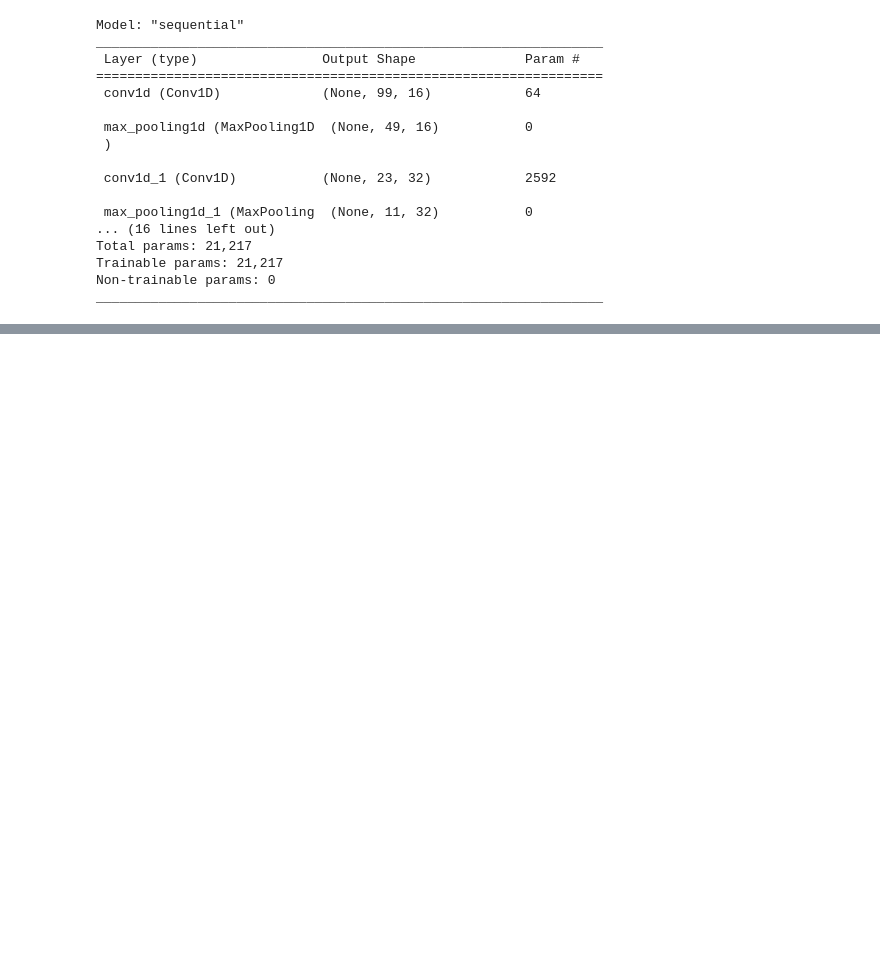
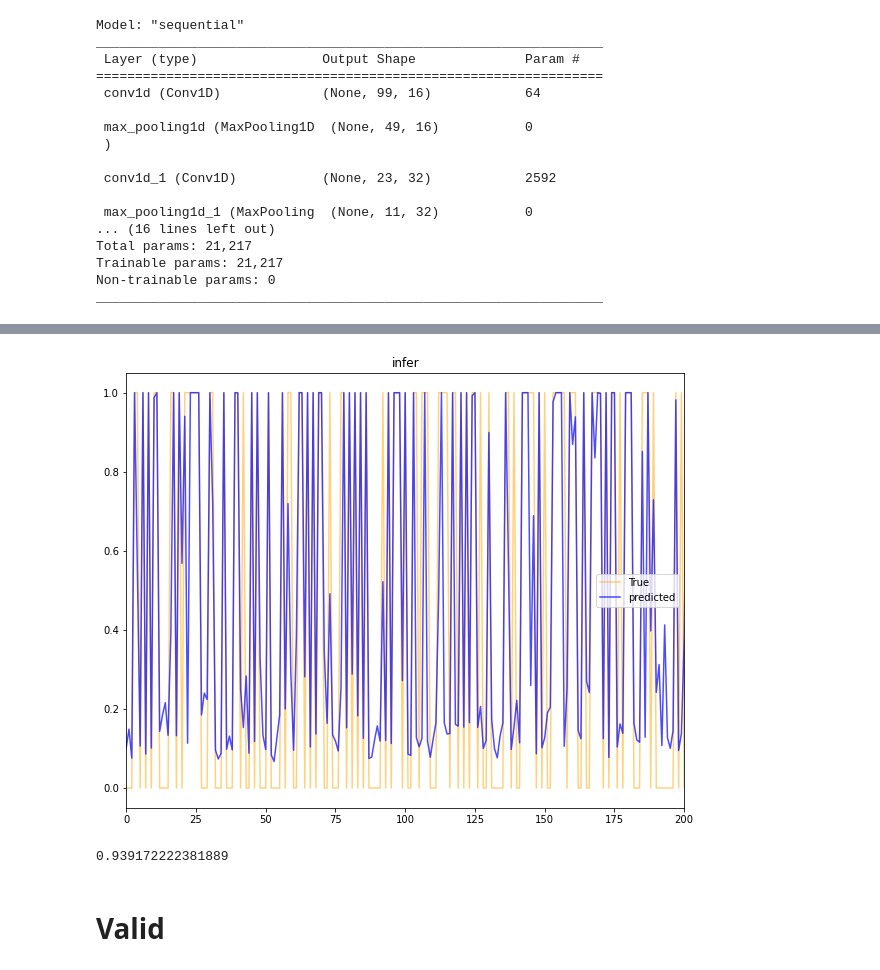
Before and after one commit to In-storage-compute/LArTPC-1DCNN-AutoEncoder, a Jupyter notebook: Neutrino-Trained -NewDataSet/train_V_new.ipynb, the cells around one changed output, grey strips where cells are left out. Saved outputs shown, nothing was run; the diff lists cells and outputs as text; code cells hidden in the pictures; blank space fills up the shorter version.

```diff
--- a/Neutrino-Trained -NewDataSet/train_V_new.ipynb
+++ b/Neutrino-Trained -NewDataSet/train_V_new.ipynb
@@ -152,0 +210,11 @@ Wall time: 5.38 s
+# %%
+start_for_plot = 0
+fig = plt.figure(figsize=(10, 8))
+plt.plot(y_train,color='orange',alpha=0.5, label='True')
+plt.plot(infer,color='blue',alpha=0.7, label='predicted')
+plt.xlim(start_for_plot, start_for_plot + 200)
+plt.title("infer")
+plt.legend()
+plt.show()
+# %% [output]
+[figure, added]
@@ -152,0 +226,4 @@ Wall time: 5.38 s
+# %%
+print(auc_keras)
+# %% [output]
+0.939172222381889
@@ -152,0 +234,2 @@ Wall time: 5.38 s
+# %% [markdown]
+# Valid
```
Also changed, not shown: parts of 29 cells of this notebook, 4 other files.
